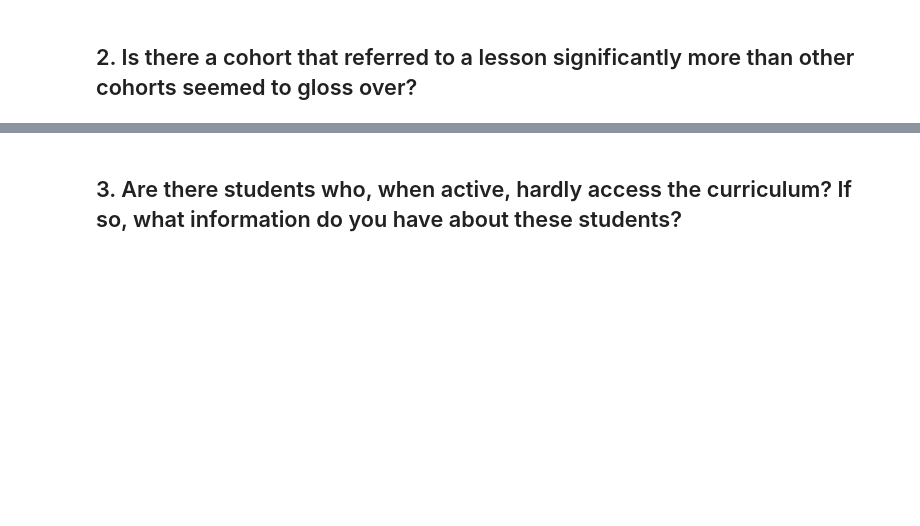
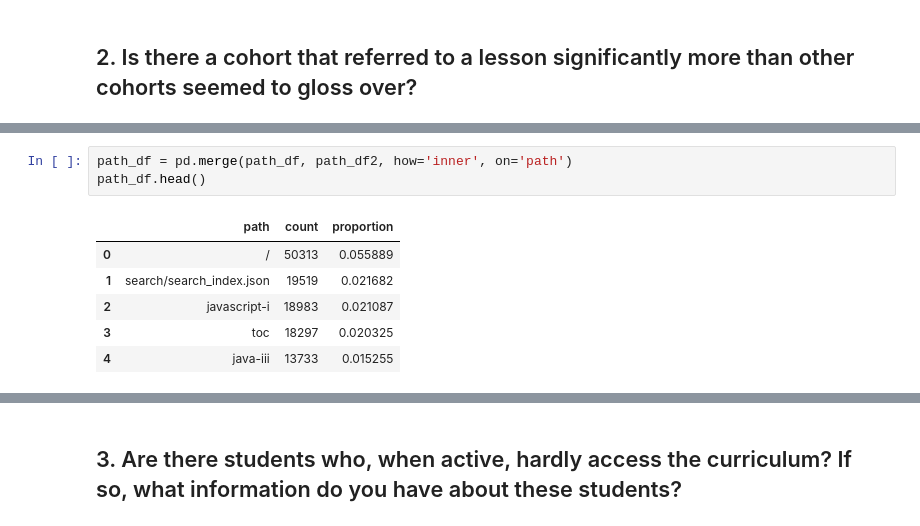
Before and after one commit to Joshua-Click/anomaly-detection-exercises, a Jupyter notebook: project_anomaly_detection.ipynb, the cells around one changed output, grey strips where cells are left out. Cells and saved outputs as stored; diff of their text form; blank space fills up the shorter version.

```diff
--- a/project_anomaly_detection.ipynb
+++ b/project_anomaly_detection.ipynb
@@ -325,0 +347,10 @@ spring for cohorts with a program number of 4
+# %%
+path_df = pd.merge(path_df, path_df2, how='inner', on='path')
+path_df.head()
+# %% [output]
+|  | path | count | proportion |
+| 0 | / | 50313 | 0.055889 |
+| 1 | search/search_index.json | 19519 | 0.021682 |
+| 2 | javascript-i | 18983 | 0.021087 |
+| 3 | toc | 18297 | 0.020325 |
+| 4 | java-iii | 13733 | 0.015255 |
```
Also changed, not shown: parts of 36 cells of this notebook, 3 other files.
